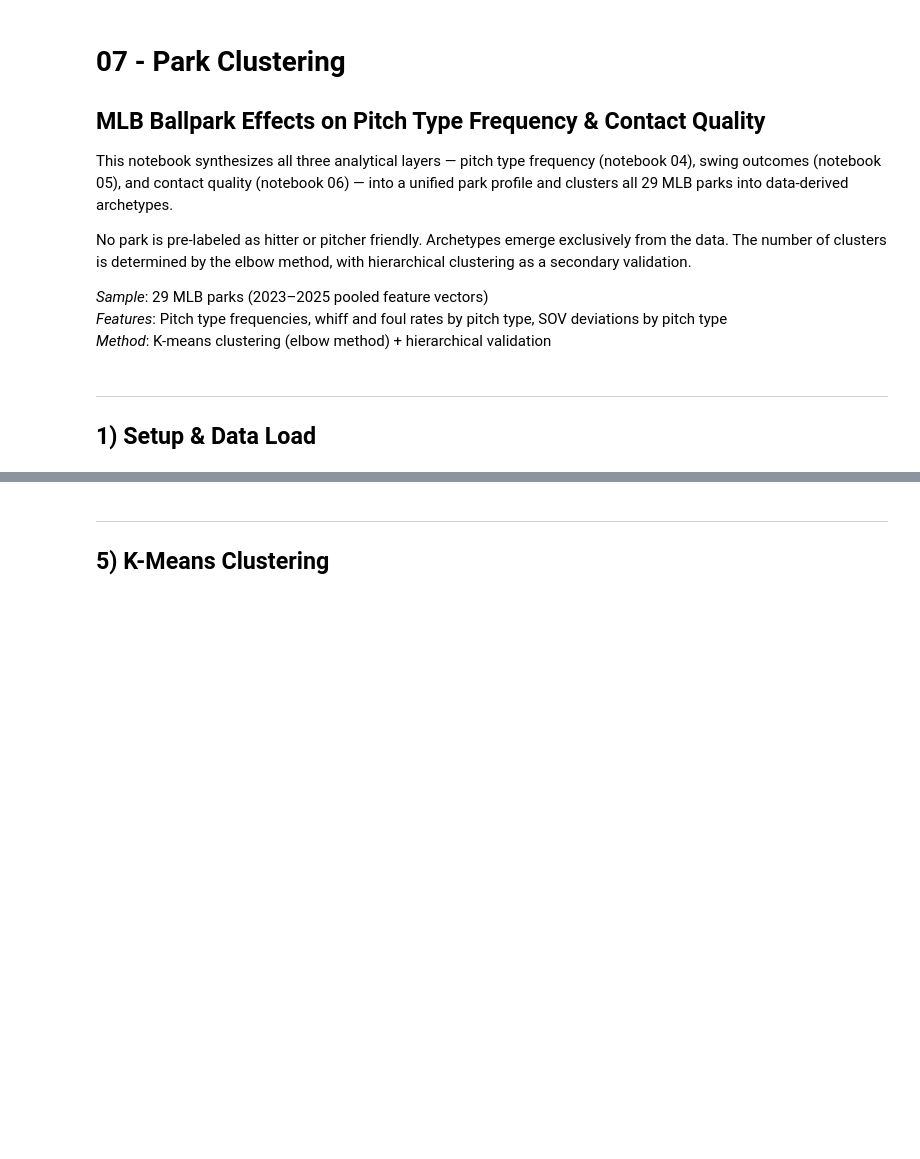
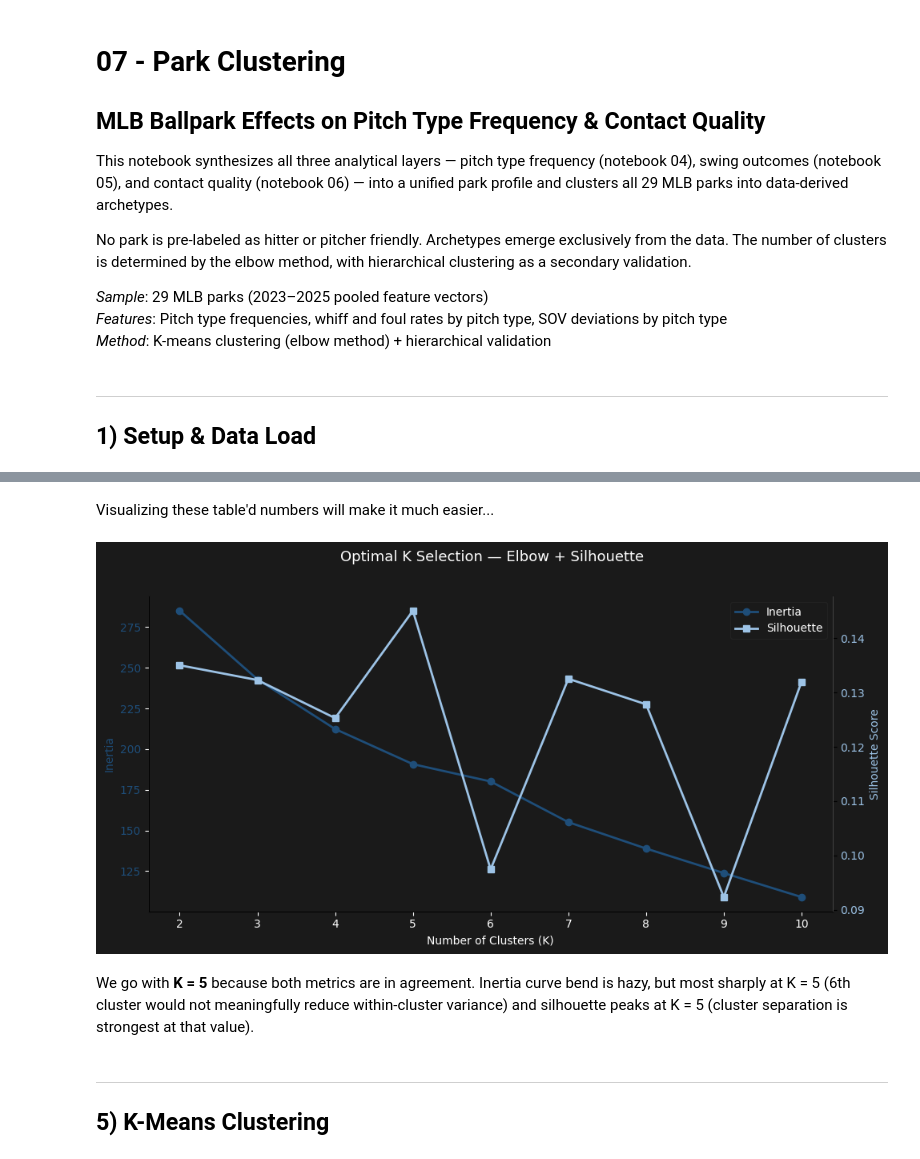
Before and after one commit to brycemgelarden/MLB_Ballpark_Factor_Analysis, a Jupyter notebook: notebooks/07_park_clustering.ipynb, the cells around one changed output, grey strips where cells are left out. Cells and saved outputs as stored; diff of their text form; code cells hidden in the pictures; blank space fills up the shorter version.

```diff
--- a/notebooks/07_park_clustering.ipynb
+++ b/notebooks/07_park_clustering.ipynb
@@ -30,0 +301,19 @@ ___
+# %%
+from sklearn.cluster import KMeans
+
+RANDOM_STATE = 2005
+
+inertias = []
+silhouette_scores = []
+K_range = range(2, 11)
+
+for k in K_range:
+    kmeans = KMeans(n_clusters=k, random_state=RANDOM_STATE, n_init=10)
+    kmeans.fit(park_features_scaled)
+    inertias.append(kmeans.inertia_)
+    silhouette_scores.append(silhouette_score(park_features_scaled, kmeans.labels_))
+
+print("K    Inertia    Silhouette")
+print("-" * 30)
+for k, inertia, sil in zip(K_range, inertias, silhouette_scores):
+    print(f"{k:<5}{inertia:>10.3f}    {sil:.4f}")
@@ -31,3 +332,46 @@ ___
+# %% [markdown]
+Visualizing these table'd numbers will make it much easier...
+# %%
+fig, ax1 = plt.subplots(figsize=(10, 5))
+
+# inertia for left axis
+ax1.plot(K_range, inertias, color=COLORS["Fastball"],
+         linewidth=2, marker="o", markersize=6, label="Inertia")
+ax1.set_xlabel("Number of Clusters (K)", color="white")
+ax1.set_ylabel("Inertia", color=COLORS["Fastball"])
+ax1.tick_params(colors="white")
+ax1.tick_params(axis="y", labelcolor=COLORS["Fastball"])
+
+# silhouette for right axis
+ax2 = ax1.twinx()
+ax2.plot(K_range, silhouette_scores, color=COLORS["Offspeed"],
+         linewidth=2, marker="s", markersize=6, label="Silhouette")
+ax2.set_ylabel("Silhouette Score", color=COLORS["Offspeed"])
+ax2.tick_params(axis="y", labelcolor=COLORS["Offspeed"])
+
+#legend
+lines1, labels1 = ax1.get_legend_handles_labels()
+lines2, labels2 = ax2.get_legend_handles_labels()
+ax1.legend(lines1 + lines2, labels1 + labels2,
+           framealpha=0.2, labelcolor="white",
+           facecolor="#1a1a1a", edgecolor="#444444",
+           loc="upper right")
+
+ax1.set_facecolor("#1a1a1a")
+fig.patch.set_facecolor("#1a1a1a")
+ax1.spines[["top"]].set_visible(False)
+ax1.spines[["bottom", "left"]].set_color("#444444")
+ax2.spines[["top"]].set_visible(False)
+ax2.spines[["right"]].set_color("#444444")
+
+fig.suptitle("Optimal K Selection — Elbow + Silhouette",
+             color="white", fontsize=13, y=1.02)
+plt.tight_layout()
+plt.show()
+# %% [output]
+[figure, added]
+# %% [markdown]
+We go with **K = 5** because both metrics are in agreement.  Inertia curve bend is hazy, but most sharply at K = 5 (6th cluster would not meaningfully reduce within-cluster variance) and silhouette peaks at K = 5 (cluster separation is strongest at that value).
 # %% [markdown]
 ___
 ## 5) K-Means Clustering
```
Also changed, not shown: parts of 28 cells of this notebook.
